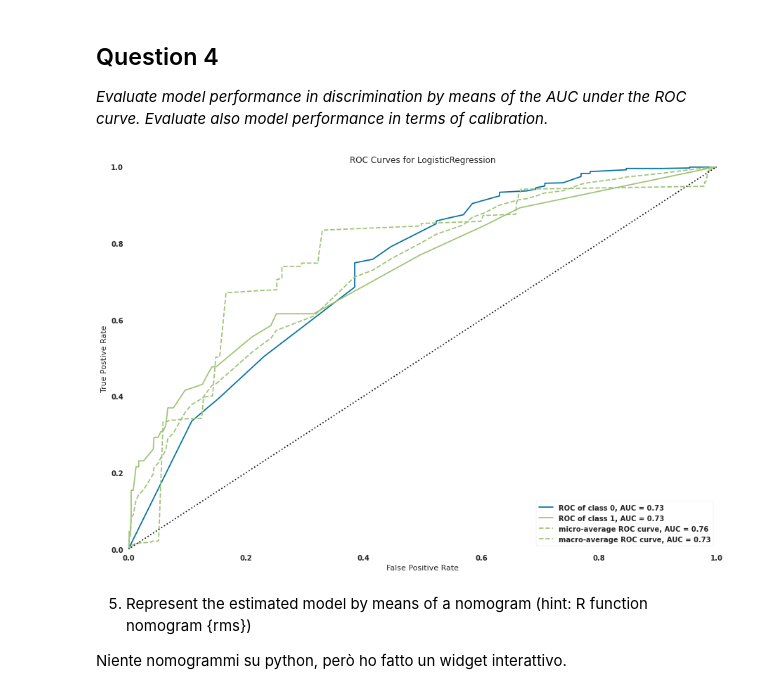
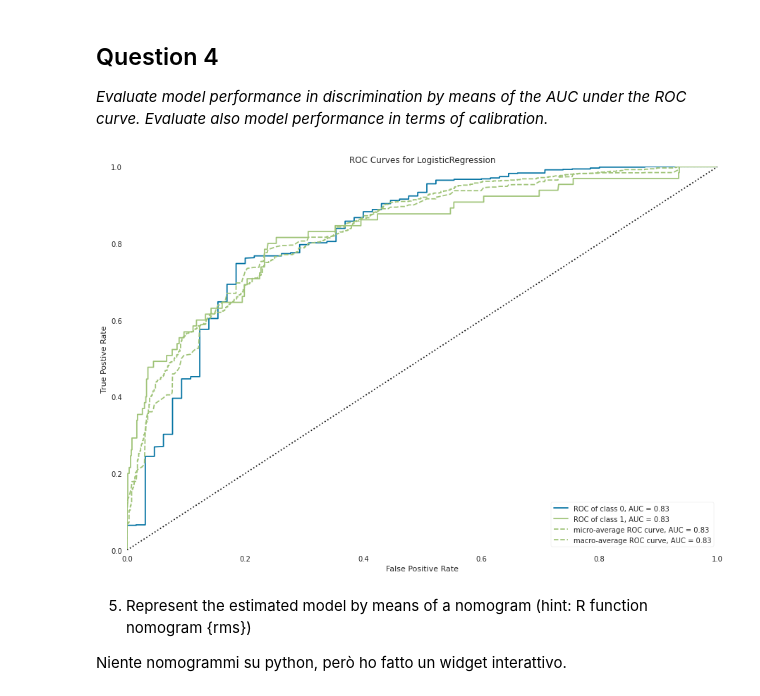
Before and after one commit to andrealorenzon/health_data_analytics, a Jupyter notebook: GUSTO/GUSTO.ipynb, the cells around one changed output. Cells and saved outputs as stored; diff of their text form; code cells hidden in the pictures.

```diff
--- a/GUSTO/GUSTO.ipynb
+++ b/GUSTO/GUSTO.ipynb
@@ -428,0 +494,13 @@ coefficients =
+# %%
+import itertools
+import time
+import numpy as np
+import pandas as pd
+import seaborn as sns
+import statsmodels.api as sm
+import matplotlib.pyplot as plt
+from sklearn import linear_model
+from sklearn.metrics import mean_squared_error
+
+%matplotlib inline
+plt.style.use('ggplot')
@@ -445,20 +649,21 @@ VIF factor looks under control for all selected covariates.
 
 *Evaluate model performance in discrimination by means of the AUC under the ROC curve. Evaluate also model performance in terms of calibration.*
 # %%
+selectedCovar=list(('age', 'killip', 'hyp', 'hrt', 'ttr'))
 x_train, x_test, y_train, y_test = train_test_split(df[selectedCovar], df['day30'])
 
 weight = 15
 
 prunedModel = LogisticRegression(solver='lbfgs', class_weight={0:1,1:weight})
 
 prunedModel.fit(x_train, y_train)
 
 rocauc = ROCAUC(prunedModel, size=(1080, 720))
 
 rocauc.score(x_test, y_test)
 r = rocauc.poof()
 # %% [output]
-[figure, old version]
+[figure, new version]
 # %% [markdown]
 5) Represent the estimated model by means of a nomogram (hint: R function nomogram {rms})
 
```
Also changed, not shown: parts of 22 cells of this notebook.
